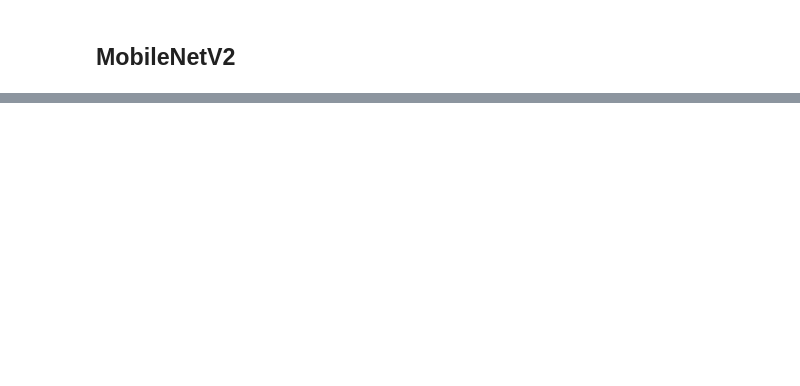
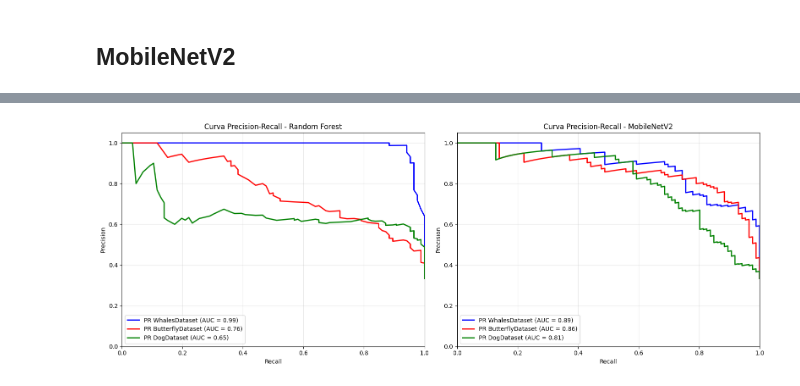
Before and after one commit to JulliaFernandes/Classificador_multiclasse_animais, a Jupyter notebook: main.ipynb, the cells around one changed output, grey strips where cells are left out. Saved outputs shown, nothing was run; the diff lists cells and outputs as text; code cells hidden in the pictures; blank space fills up the shorter version.

```diff
--- a/main.ipynb
+++ b/main.ipynb
@@ -408,3 +672,37 @@ plt.show()
+# %%
+# Criar subplots para comparar os dois modelos
+fig, (ax1, ax2) = plt.subplots(1, 2, figsize=(16, 6))
+
+# Random Forest
+colors = cycle(['blue', 'red', 'green'])
+for i, color in zip(range(len(classes)), colors):
+    ax1.plot(recall_rf[i], precision_rf[i], color=color, lw=2,
+             label=f'PR {classes[i]} (AUC = {pr_auc_rf[i]:.2f})')
+ax1.set_xlim([0.0, 1.0])
+ax1.set_ylim([0.0, 1.05])
+ax1.set_xlabel('Recall')
+ax1.set_ylabel('Precision')
+ax1.set_title('Curva Precision-Recall - Random Forest')
+ax1.legend(loc="lower left")
+ax1.grid(True, alpha=0.3)
+
+# MobileNetV2
+colors = cycle(['blue', 'red', 'green'])
+for i, color in zip(range(len(classes)), colors):
+    ax2.plot(recall[i], precision[i], color=color, lw=2,
+             label=f'PR {classes[i]} (AUC = {pr_auc[i]:.2f})')
+ax2.set_xlim([0.0, 1.0])
+ax2.set_ylim([0.0, 1.05])
+ax2.set_xlabel('Recall')
+ax2.set_ylabel('Precision')
+ax2.set_title('Curva Precision-Recall - MobileNetV2')
+ax2.legend(loc="lower left")
+ax2.grid(True, alpha=0.3)
+
+plt.tight_layout()
+plt.show()
+# %% [output]
+[figure, added]
 # %%
 import pandas as pd
 
```
Also changed, not shown: parts of 13 cells of this notebook.
